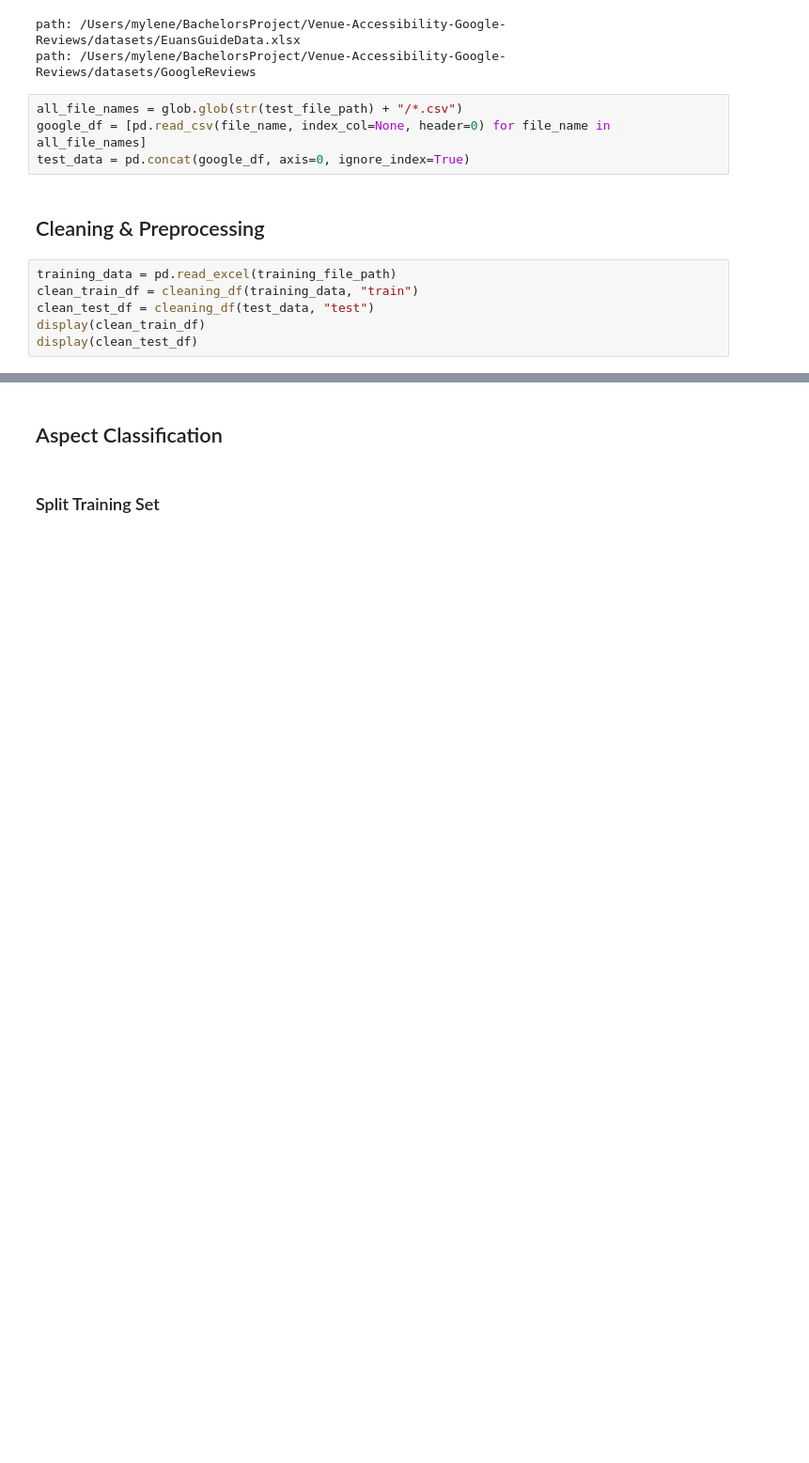
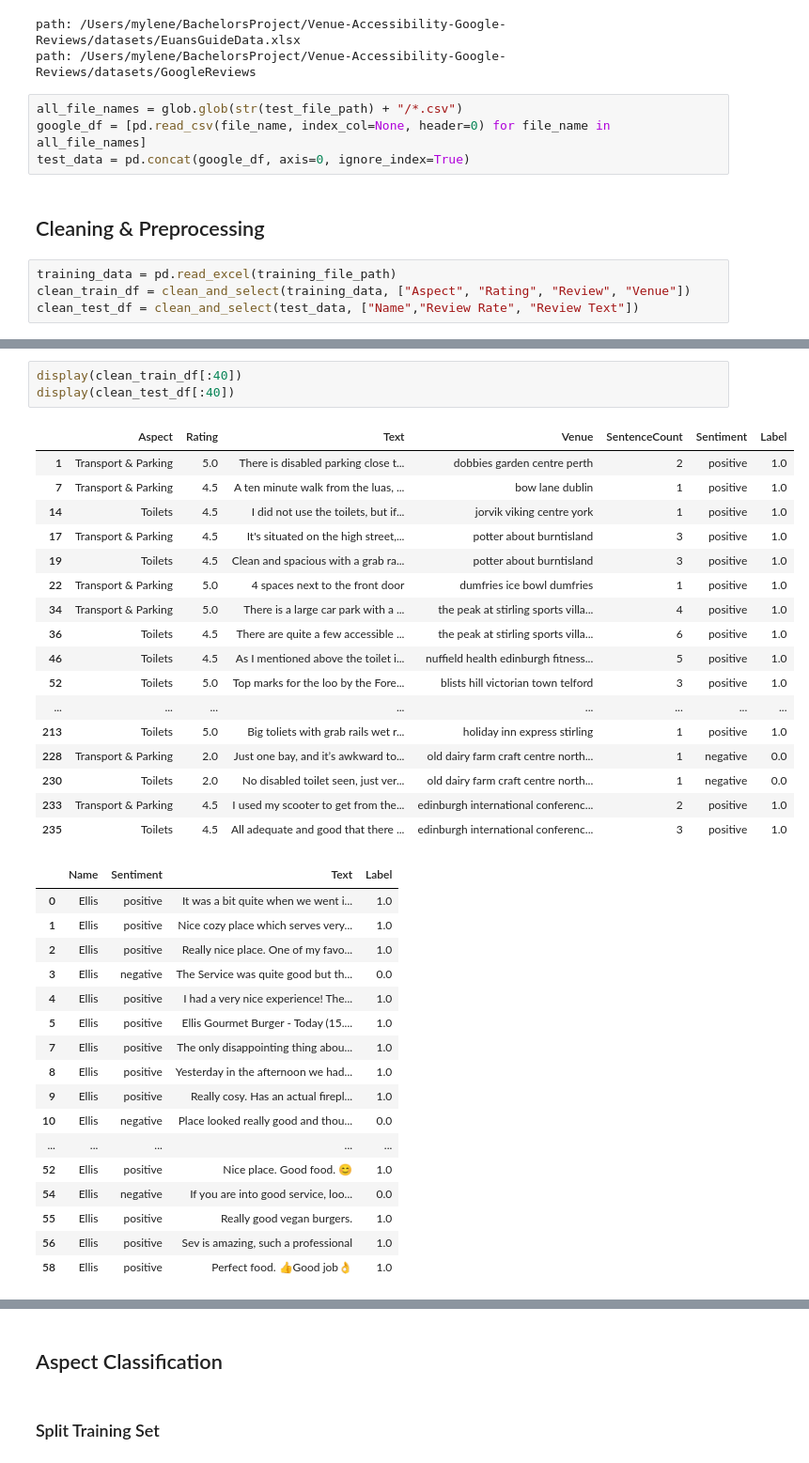
Before and after one commit to Amsterdam-Internships/Venue-Accessibility-Google-Reviews, a Jupyter notebook: notebooks/Pipeline.ipynb, the cells around one changed output, grey strips where cells are left out. Shown at 94% size. Cells and saved outputs as stored; diff of their text form; blank space fills up the shorter version.

```diff
--- a/notebooks/Pipeline.ipynb
+++ b/notebooks/Pipeline.ipynb
@@ -35,7 +45,5 @@ test_data = pd.concat(google_df, axis=0, ignore_index=True)
 ## Cleaning & Preprocessing
 # %%
 training_data = pd.read_excel(training_file_path)
-clean_train_df = cleaning_df(training_data, "train")
-clean_test_df = cleaning_df(test_data, "test")
-display(clean_train_df)
-display(clean_test_df)
+clean_train_df = clean_and_select(training_data, ["Aspect", "Rating", "Review", "Venue"])
+clean_test_df = clean_and_select(test_data, ["Name","Review Rate", "Review Text"])
@@ -41,0 +71,38 @@ display(clean_test_df)
+# %%
+display(clean_train_df[:40])
+display(clean_test_df[:40])
+# %% [output]
+|  | Aspect | Rating | Text | Venue | SentenceCount | Sentiment | Label |
+| 1 | Transport & Parking | 5.0 | There is disabled parking close t... | dobbies garden centre perth | 2 | positive | 1.0 |
+| 7 | Transport & Parking | 4.5 | A ten minute walk from the luas, ... | bow lane dublin | 1 | positive | 1.0 |
+| 14 | Toilets | 4.5 | I did not use the toilets, but if... | jorvik viking centre york | 1 | positive | 1.0 |
+| 17 | Transport & Parking | 4.5 | It's situated on the high street,... | potter about burntisland | 3 | positive | 1.0 |
+| 19 | Toilets | 4.5 | Clean and spacious with a grab ra... | potter about burntisland | 3 | positive | 1.0 |
+| 22 | Transport & Parking | 5.0 | 4 spaces next to the front door | dumfries ice bowl dumfries | 1 | positive | 1.0 |
+| 34 | Transport & Parking | 5.0 | There is a large car park with a ... | the peak at stirling sports villa... | 4 | positive | 1.0 |
+| 36 | Toilets | 4.5 | There are quite a few accessible ... | the peak at stirling sports villa... | 6 | positive | 1.0 |
+| 46 | Toilets | 4.5 | As I mentioned above the toilet i... | nuffield health edinburgh fitness... | 5 | positive | 1.0 |
+| 52 | Toilets | 5.0 | Top marks for the loo by the Fore... | blists hill victorian town telford | 3 | positive | 1.0 |
+| ... | ... | ... | ... | ... | ... | ... | ... |
+| 213 | Toilets | 5.0 | Big toliets with grab rails wet r... | holiday inn express stirling | 1 | positive | 1.0 |
+| 228 | Transport & Parking | 2.0 | Just one bay, and it’s awkward to... | old dairy farm craft centre north... | 1 | negative | 0.0 |
+| 230 | Toilets | 2.0 | No disabled toilet seen, just ver... | old dairy farm craft centre north... | 1 | negative | 0.0 |
+| 233 | Transport & Parking | 4.5 | I used my scooter to get from the... | edinburgh international conferenc... | 2 | positive | 1.0 |
+| 235 | Toilets | 4.5 | All adequate and good that there ... | edinburgh international conferenc... | 3 | positive | 1.0 |
+|  | Name | Sentiment | Text | Label |
+| 0 | Ellis | positive | It was a bit quite when we went i... | 1.0 |
+| 1 | Ellis | positive | Nice cozy place which serves very... | 1.0 |
+| 2 | Ellis | positive | Really nice place. One of my favo... | 1.0 |
+| 3 | Ellis | negative | The Service was quite good but th... | 0.0 |
+| 4 | Ellis | positive | I had a very nice experience! The... | 1.0 |
+| 5 | Ellis | positive | Ellis Gourmet Burger - Today (15.... | 1.0 |
+| 7 | Ellis | positive | The only disappointing thing abou... | 1.0 |
+| 8 | Ellis | positive | Yesterday in the afternoon we had... | 1.0 |
+| 9 | Ellis | positive | Really cosy. Has an actual firepl... | 1.0 |
+| 10 | Ellis | negative | Place looked really good and thou... | 0.0 |
+| ... | ... | ... | ... | ... |
+| 52 | Ellis | positive | Nice place. Good food. 😊 | 1.0 |
+| 54 | Ellis | negative | If you are into good service, loo... | 0.0 |
+| 55 | Ellis | positive | Really good vegan burgers. | 1.0 |
+| 56 | Ellis | positive | Sev is amazing, such a professional | 1.0 |
+| 58 | Ellis | positive | Perfect food. 👍Good job👌 | 1.0 |
```
Also changed, not shown: parts of 8 cells of this notebook.
